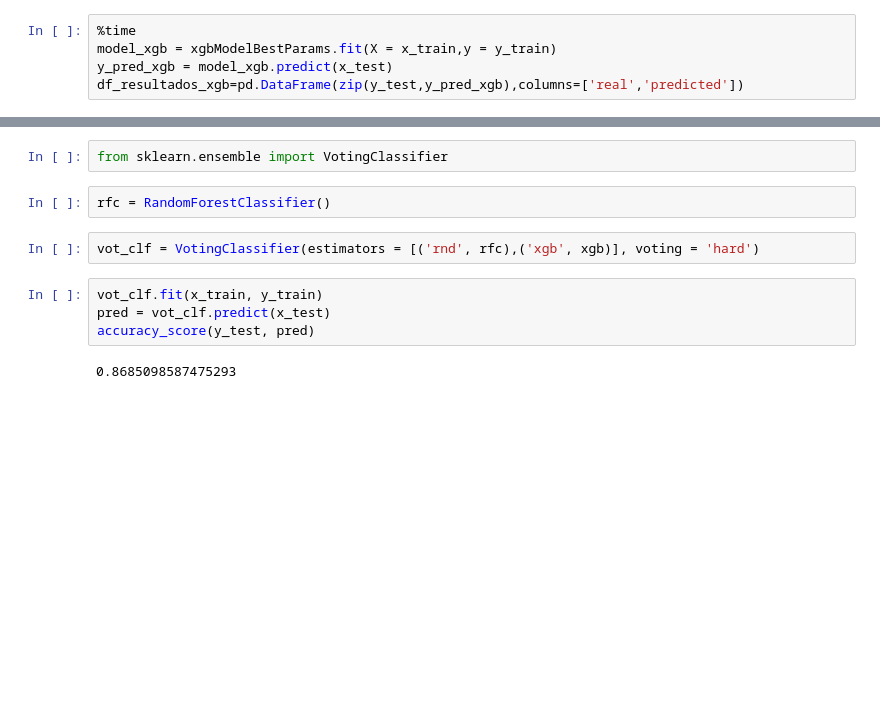
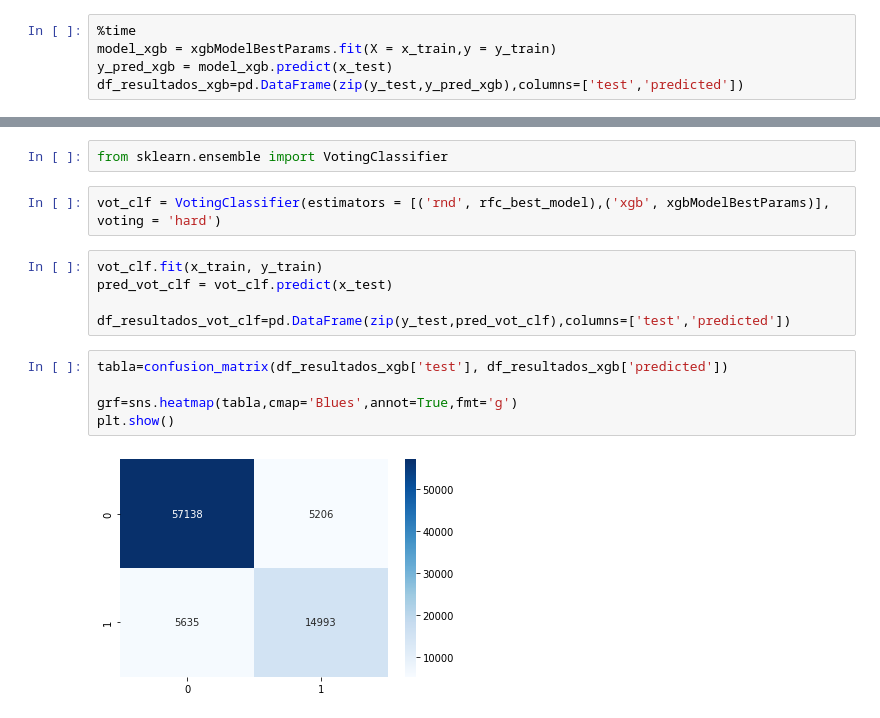
Before and after one commit to BraianV/Org-Datos-Grupo-19, a Jupyter notebook: notebooks/tp3Parte2.2Mateo.ipynb, the cells around one changed output, grey strips where cells are left out. Drawn from its saved outputs; the diff is of its cells as text; blank space fills up the shorter version.

```diff
--- a/notebooks/tp3Parte2.2Mateo.ipynb
+++ b/notebooks/tp3Parte2.2Mateo.ipynb
@@ -186,6 +204,6 @@ xgbModelBestParams = XGBClassifier(**params_opt_xgb)
 %time
 model_xgb = xgbModelBestParams.fit(X = x_train,y = y_train)
 y_pred_xgb = model_xgb.predict(x_test)
-df_resultados_xgb=pd.DataFrame(zip(y_test,y_pred_xgb),columns=['real','predicted'])
+df_resultados_xgb=pd.DataFrame(zip(y_test,y_pred_xgb),columns=['test','predicted'])
 # %% [output]
 CPU times: total: 0 ns
@@ -213,13 +231,17 @@ from sklearn.svm import SVC
 Ensamble de modelos
 # %%
 from sklearn.ensemble import VotingClassifier
-# %%
-rfc = RandomForestClassifier()
 # %%
-vot_clf = VotingClassifier(estimators = [('rnd', rfc),('xgb', xgb)], voting = 'hard')
+vot_clf = VotingClassifier(estimators = [('rnd', rfc_best_model),('xgb', xgbModelBestParams)], voting = 'hard')
 # %%
 vot_clf.fit(x_train, y_train)
-pred = vot_clf.predict(x_test)
-accuracy_score(y_test, pred)
+pred_vot_clf = vot_clf.predict(x_test)
+
+df_resultados_vot_clf=pd.DataFrame(zip(y_test,pred_vot_clf),columns=['test','predicted'])
-# %% [output]
-0.8685098587475293
+# %%
+tabla=confusion_matrix(df_resultados_xgb['test'], df_resultados_xgb['predicted'])
+
+grf=sns.heatmap(tabla,cmap='Blues',annot=True,fmt='g')
+plt.show()
+# %% [output]
+[figure, added]
```
Also changed, not shown: parts of 29 cells of this notebook, 2 other files.
